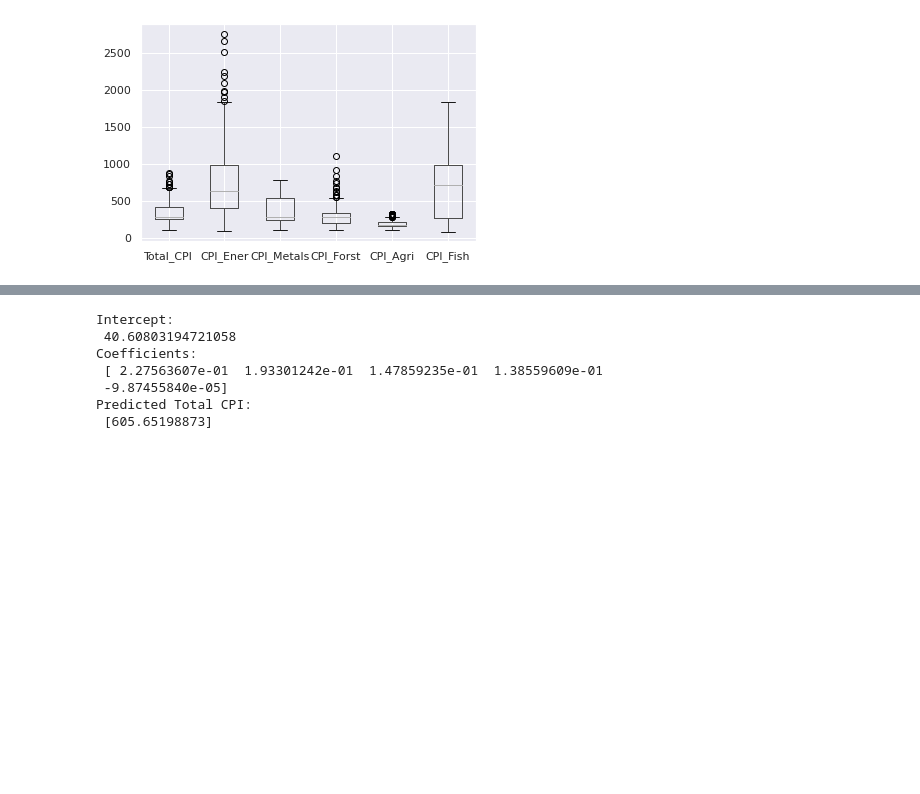
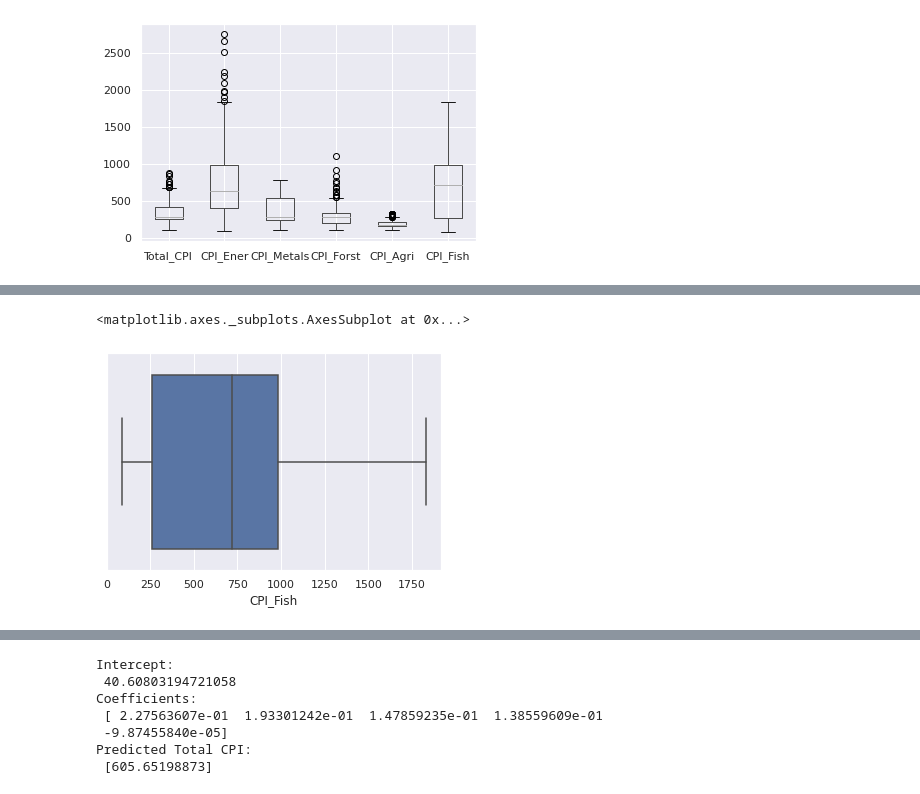
Before and after one commit to DataGalz/CIND820, a Jupyter notebook: CIND820.ipynb, the cells around one changed output, grey strips where cells are left out. Drawn from its saved outputs; the diff is of its cells as text; code cells hidden in the pictures; blank space fills up the shorter version.

```diff
--- a/CIND820.ipynb
+++ b/CIND820.ipynb
@@ -216,0 +238,5 @@ boxplot = df1.boxplot()
+# %%
+sns.boxplot(x=df1['CPI_Fish'])
+# %% [output]
+<matplotlib.axes._subplots.AxesSubplot at 0x...>
+[figure, added]
```
Also changed, not shown: parts of 11 cells of this notebook.
